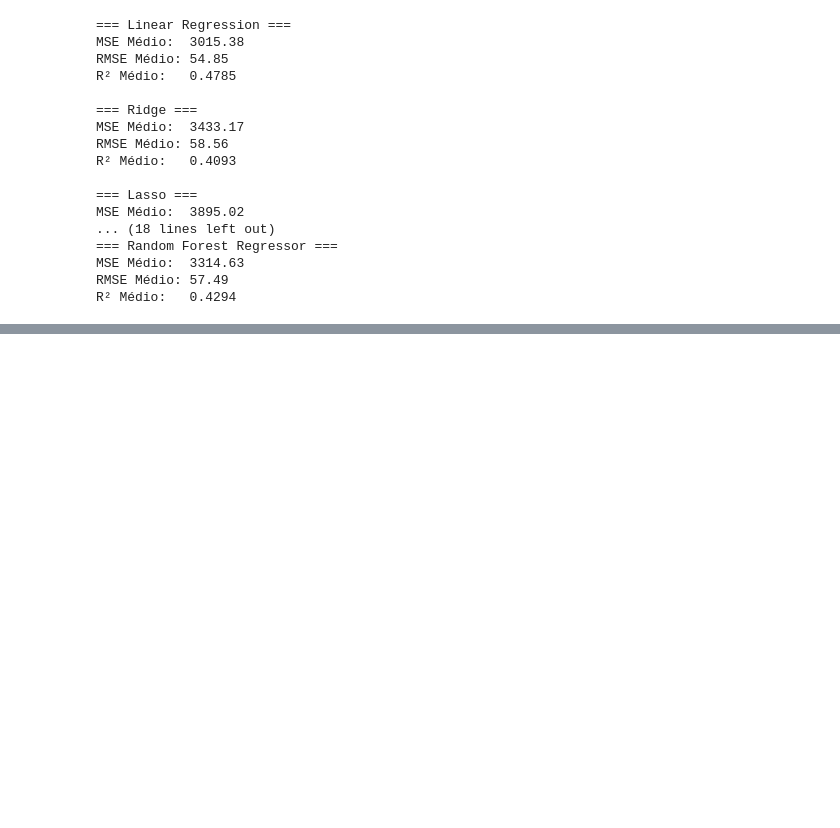
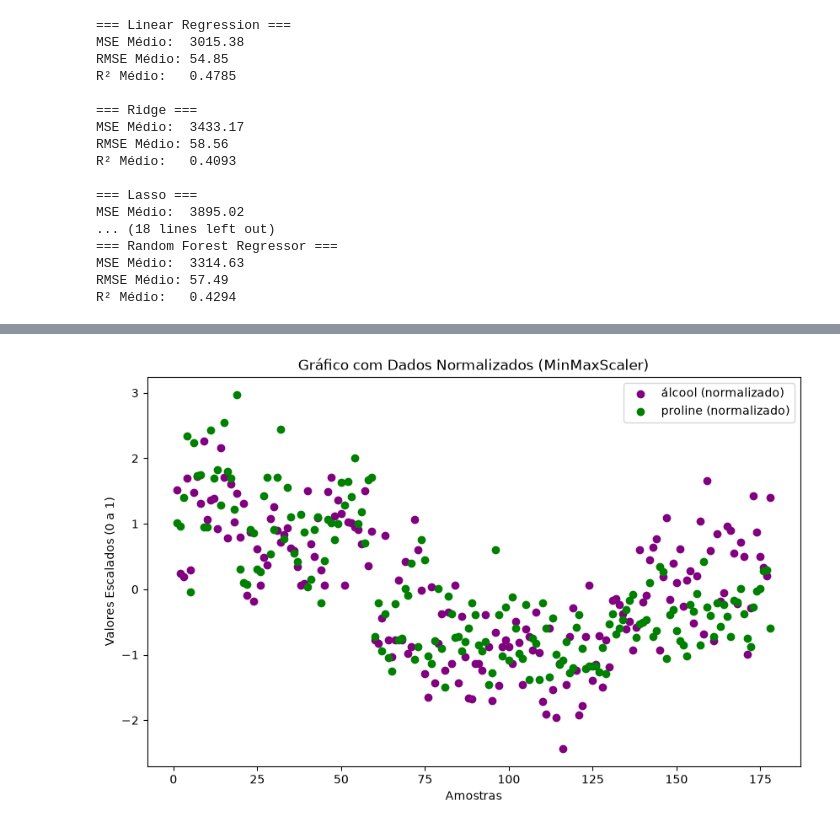
Before and after one commit to YasminCap/bootcamp, a Jupyter notebook: exercio.ipynb, the cells around one changed output, grey strips where cells are left out. Drawn from its saved outputs; the diff is of its cells as text; code cells hidden in the pictures; blank space fills up the shorter version.

```diff
--- a/exercio.ipynb
+++ b/exercio.ipynb
@@ -241,0 +414,42 @@ R² Médio:   0.4294
+# %%
+from sklearn.datasets import load_wine
+import numpy as np
+import pandas as pd
+import matplotlib.pyplot as plt
+from sklearn.preprocessing import MinMaxScaler
+import seaborn as sns
+
+
+# 1. Carregar o dataset do vinho
+dataset = load_wine()
+x = dataset.data
+x_cols = dataset.feature_names
+y = dataset.target
+y_col = dataset.target_names
+
+
+# 2. Criar o DataFrame
+df = pd.DataFrame(data=x, columns=x_cols)
+df["class"] = y
+
+
+# 3. Aplicar o MinMaxScaler (Treinamento / Normalização)
+scaler = StandardScaler()
+df_scaled = pd.DataFrame(scaler.fit_transform(df[x_cols]), columns=x_cols)
+
+
+# 4. Configurar as amostras para o eixo X
+samples = np.linspace(1, len(df), len(df))
+
+
+# 5. Gerar o gráfico com os dados normalizados (com "treinamento")
+plt.figure(figsize=(10, 6))
+plt.scatter(x=samples, y=df_scaled["alcohol"], label="álcool (normalizado)", color="purple")
+plt.scatter(x=samples, y=df_scaled["proline"], label="proline (normalizado)", color="green")
+plt.legend()
+plt.title("Gráfico com Dados Normalizados (MinMaxScaler)")
+plt.xlabel("Amostras")
+plt.ylabel("Valores Escalados (0 a 1)")
+plt.show()
+# %% [output]
+[figure, added]
```
Also changed, not shown: parts of 8 cells of this notebook.
